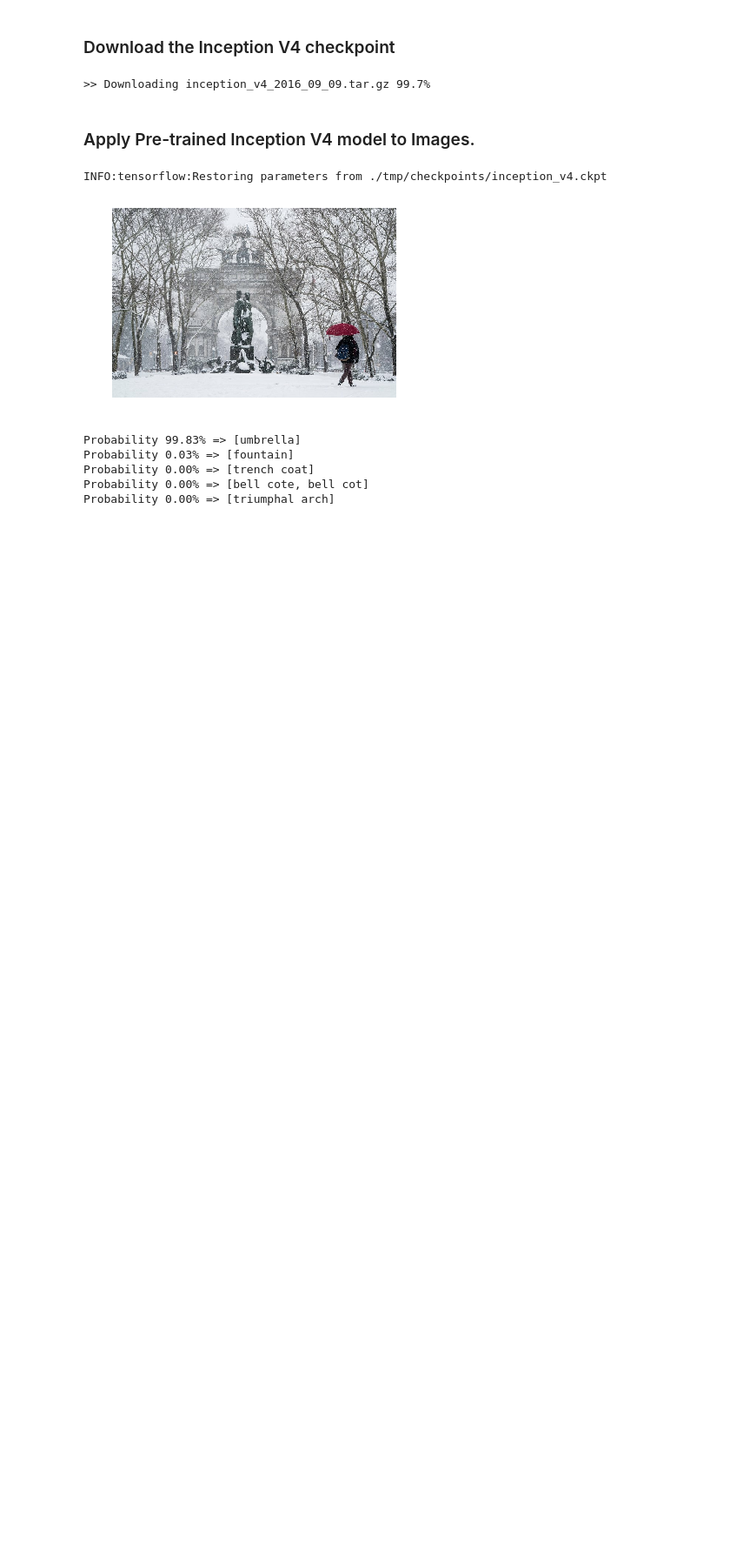
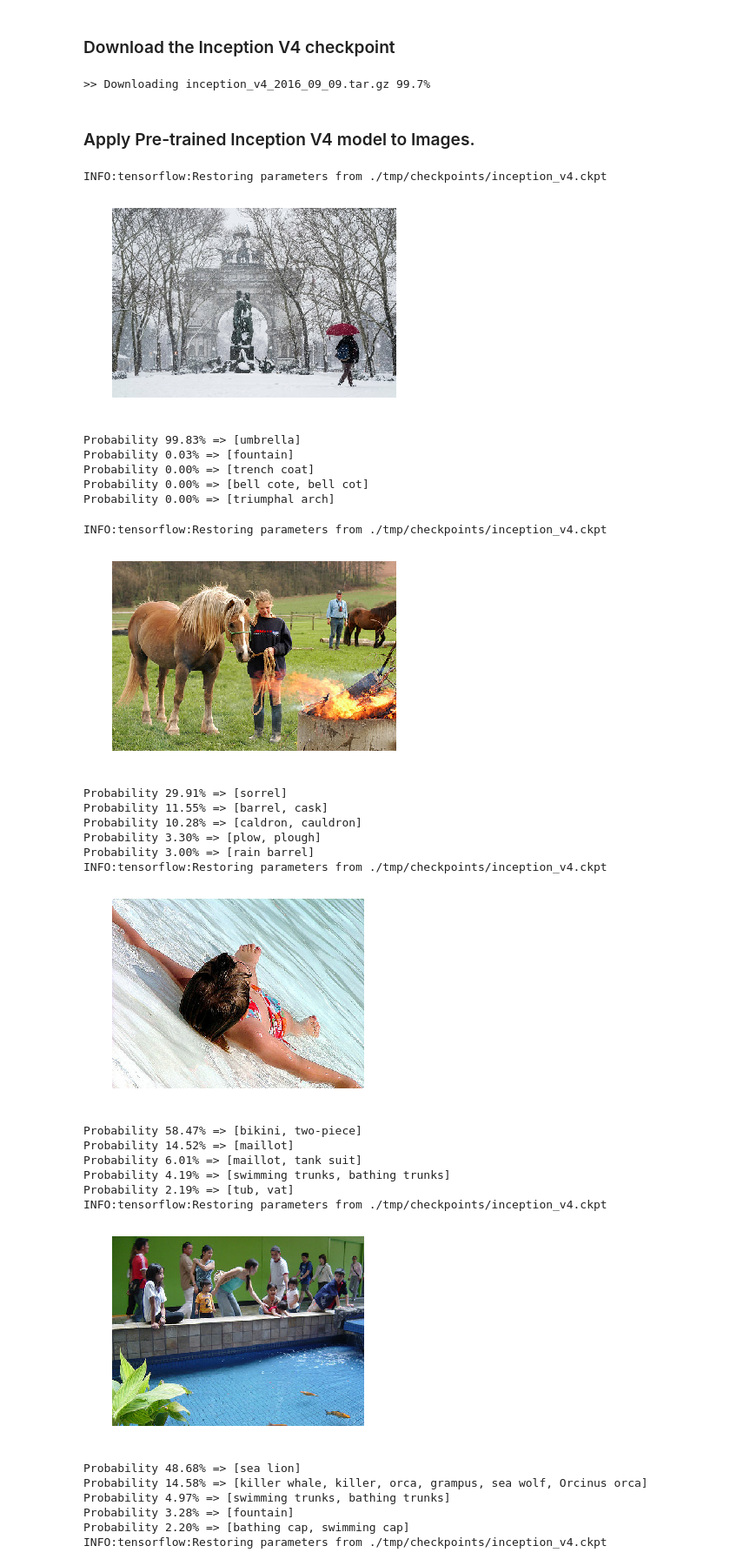
Before and after one commit to sharedcare/ImageCaptioning, a Jupyter notebook: image_captioning.ipynb, the cells around one changed output. Shown at 87% size. Saved outputs shown, nothing was run; the diff lists cells and outputs as text; code cells hidden in the pictures; blank space fills up the shorter version.

```diff
--- a/image_captioning.ipynb
+++ b/image_captioning.ipynb
@@ -158,3 +168,77 @@ Probability 0.03% => [fountain]
 Probability 0.00% => [trench coat]
 Probability 0.00% => [bell cote, bell cot]
 Probability 0.00% => [triumphal arch]
+# %%
+def process_image(image_string):
+    with tf.Graph().as_default():
+        image = tf.image.decode_jpeg(image_string, channels=3)
+        # Process and apply the pre-trained model on the image
+        processed_image = inception_preprocessing.preprocess_image(image, image_size, image_size, is_training=False)
+        processed_images  = tf.expand_dims(processed_image, 0)
+
+        # Create the model, use the default arg scope to configure the batch norm parameters.
+        with slim.arg_scope(inception_v4_arg_scope()):
+            logits, _ = inception_v4(processed_images, num_classes=1001, is_training=False)
+        probabilities = tf.nn.softmax(logits)
+
+        init_fn = slim.assign_from_checkpoint_fn(
+            os.path.join(checkpoints_dir, 'inception_v4.ckpt'),
+            slim.get_model_variables('InceptionV4'))
+
+        with tf.Session() as sess:
+            init_fn(sess)
+            np_image, probabilities = sess.run([image, probabilities])
+            probabilities = probabilities[0, 0:]
+            sorted_inds = [i[0] for i in sorted(enumerate(-probabilities), key=lambda x:x[1])]
+
+        plt.figure()
+        plt.imshow(np_image.astype(np.uint8))
+        plt.axis('off')
+        plt.show()
+
+        names = imagenet.create_readable_names_for_imagenet_labels()
+        for i in range(5):
+            index = sorted_inds[i]
+            print('Probability %0.2f%% => [%s]' % (probabilities[index] * 100, names[index]))
+
+        return (probabilities, names, sorted_inds)
+
+# Get image from local
+image_dir = './flickr8k/Flicker8k_Dataset/'
+filenames = ['10815824_2997e03d76.jpg', '667626_18933d713e.jpg', '12830823_87d2654e31.jpg', '23445819_3a458716c1.jpg']
+results = {}
+for filename in filenames:
+    image_file = open(image_dir + filename, 'rb')
+    image_string = image_file.read()
+    image_file.close()
+
+    probabilities, names, sorted_inds = process_image(image_string)
+    result = []
+    for i in range(3):
+        index = sorted_inds[i]
+        result.append((probabilities[index], names[index]))
+    results[filename] = result
+print(results)
+# %% [output]
+INFO:tensorflow:Restoring parameters from ./tmp/checkpoints/inception_v4.ckpt
+[figure, added]
+Probability 29.91% => [sorrel]
+Probability 11.55% => [barrel, cask]
+Probability 10.28% => [caldron, cauldron]
+Probability 3.30% => [plow, plough]
+Probability 3.00% => [rain barrel]
+INFO:tensorflow:Restoring parameters from ./tmp/checkpoints/inception_v4.ckpt
+[figure, added]
+Probability 58.47% => [bikini, two-piece]
+Probability 14.52% => [maillot]
+Probability 6.01% => [maillot, tank suit]
+Probability 4.19% => [swimming trunks, bathing trunks]
+Probability 2.19% => [tub, vat]
+INFO:tensorflow:Restoring parameters from ./tmp/checkpoints/inception_v4.ckpt
+[figure, added]
+Probability 48.68% => [sea lion]
+Probability 14.58% => [killer whale, killer, orca, grampus, sea wolf, Orcinus orca]
+Probability 4.97% => [swimming trunks, bathing trunks]
+Probability 3.28% => [fountain]
+Probability 2.20% => [bathing cap, swimming cap]
+INFO:tensorflow:Restoring parameters from ./tmp/checkpoints/inception_v4.ckpt
```
Also changed, not shown: parts of 3 cells of this notebook.
